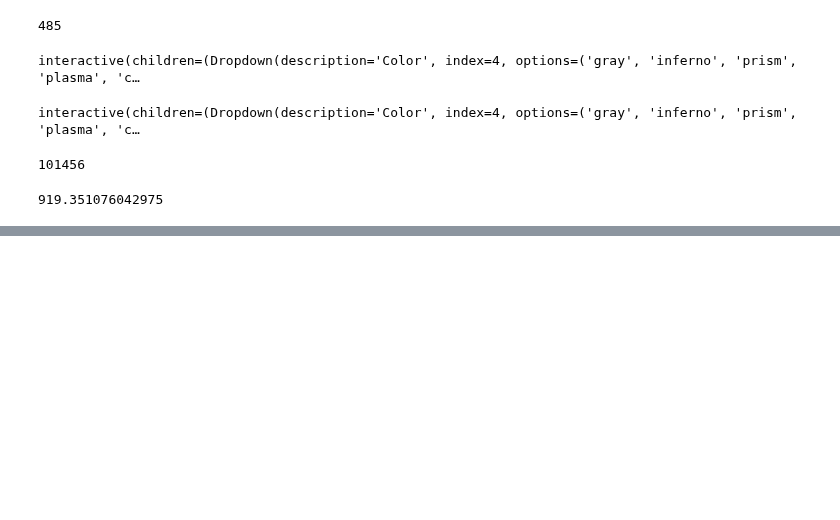
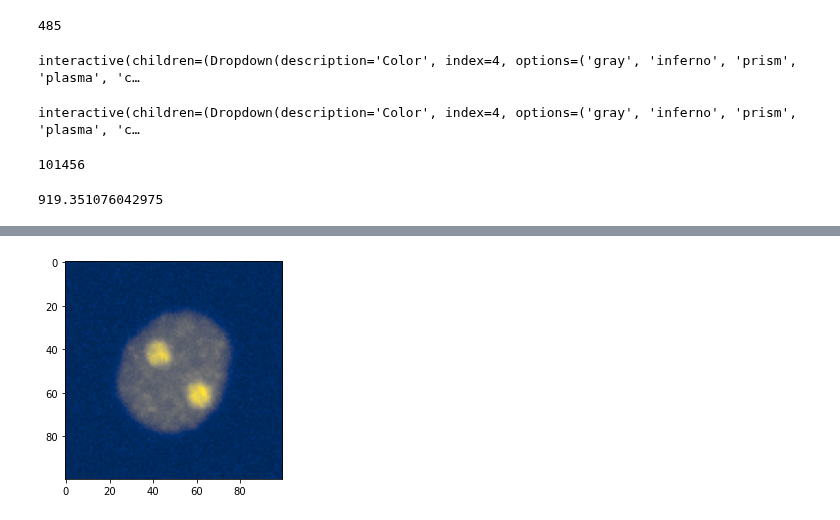
Before and after one commit to michaelrstadler/rpb1, a Jupyter notebook: bin/notebooks/20220329-realdata-siamese-2.ipynb, the cells around one changed output, grey strips where cells are left out. Saved outputs shown, nothing was run; the diff lists cells and outputs as text; code cells hidden in the pictures; blank space fills up the shorter version.

```diff
--- a/bin/notebooks/20220329-realdata-siamese-2.ipynb
+++ b/bin/notebooks/20220329-realdata-siamese-2.ipynb
@@ -861,0 +925,18 @@ M / 1e-9
+# %%
+mask = masks_og[4]
+hlb_diam=13
+sim = Sim(mask, 85,85)
+sim.add_sphere((25,42,42), 100, 500, hlb_diam / 2, random=True)
+sim.add_sphere((56,61,61), 100, 500, hlb_diam / 2, random=True)
+im1 = sim.im.copy()
+sim.add_n_objects(80, 100, 11, 2)
+im2 = sim.im.copy()
+sim.add_n_objects(14_000, 100, 1, 1)
+im3 = sim.im.copy()
+sim.add_noise(model="poisson")
+sim.add_kernel(kernel, 100,50)
+sim.convolve()
+#sim.resize((250,85,85), order=0)
+im4 = sim.im.copy()
+sim.add_noise(model="gaussian", sigma=300)
+im5 = sim.im.copy()
@@ -861,0 +948,5 @@ M / 1e-9
+# %%
+plt.imshow(im5.max(axis=0), cmap='cividis')
+plt.savefig('/Users/michaelstadler/Bioinformatics/Projects/rpb1/figures/tflike_simulation/im5.png', dpi=300)
+# %% [output]
+[figure, added]
```
Also changed, not shown: parts of 17 cells of this notebook, 1 other file.
